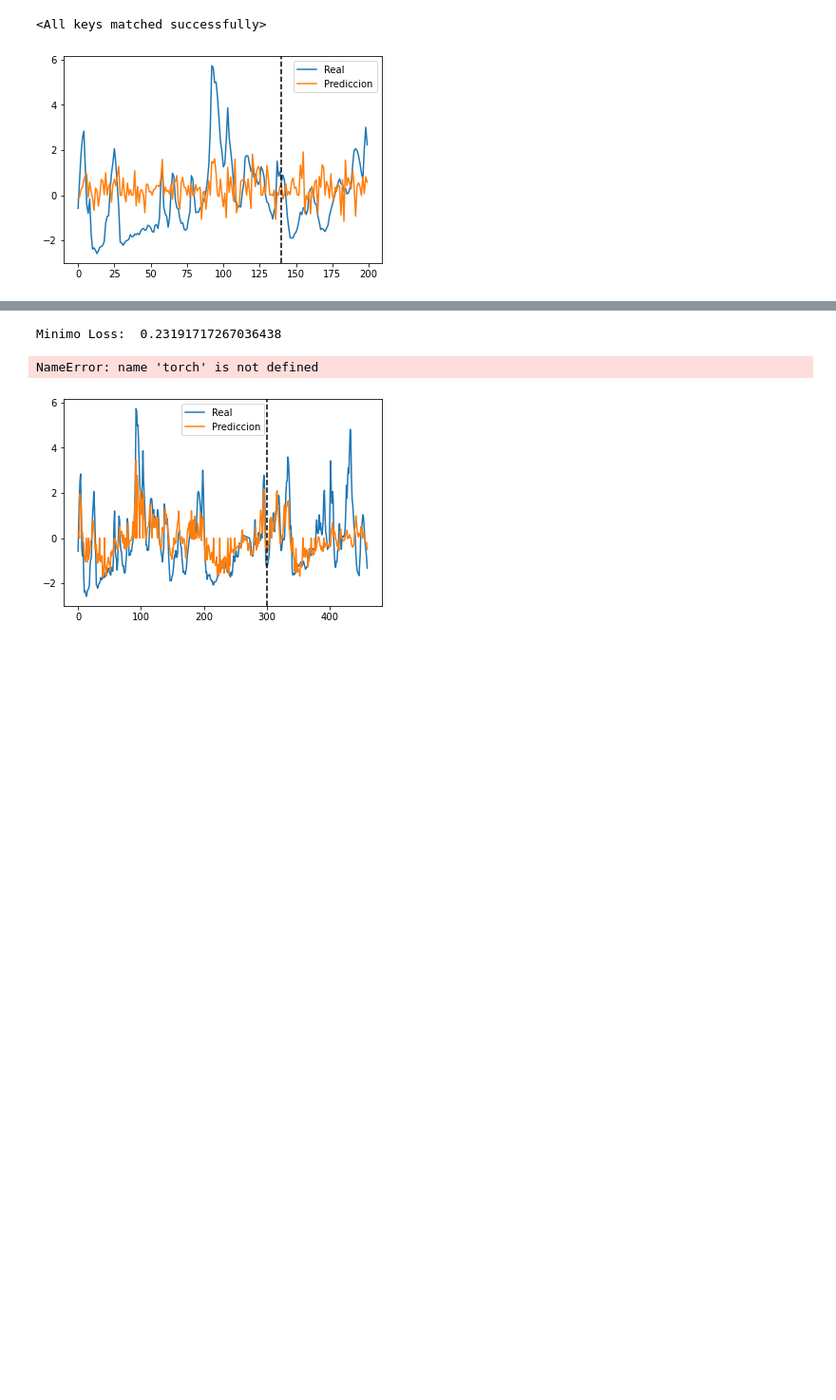
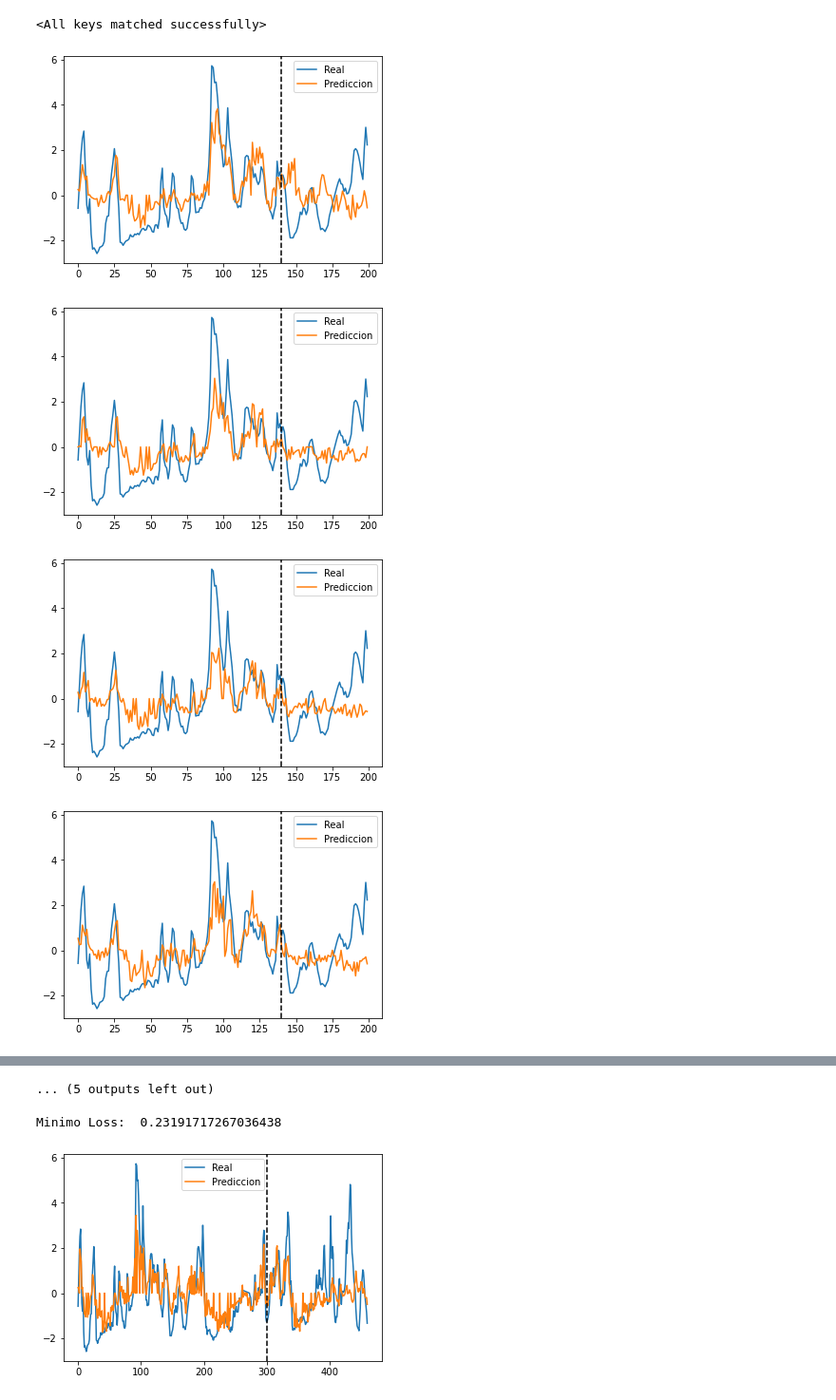
Before and after one commit to FelixStaff/Prediccion, a Jupyter notebook: Dataset copy.ipynb, the cells around one changed output, grey strips where cells are left out. Shown: that part at 95% size. Cells and saved outputs as stored; diff of their text form; code cells hidden in the pictures; blank space fills up the shorter version.

```diff
--- a/Dataset copy.ipynb
+++ b/Dataset copy.ipynb
@@ -151,8 +151,8 @@ class Net(nn.Module):
         return outputs
 # %%
 # pararmetros del entrenamiento
-learning_rate = .03
-num_epochs = 1000
+learning_rate = .001
+num_epochs = 50
 batch_size = 180
 clip = .5
 future = 60
@@ -161,13 +161,14 @@ dataset = WeatherData()
 Batch_loader = DataLoader(dataset, batch_size=batch_size, shuffle=False)
 # %%
 input_size = dataset.columns.__len__()
-max_lenght = 48
+max_lenght = 24*3
 argument = {
     'input_size' : input_size,
-    'hidden_size' : 18,
+    'hidden_size' : 32,
     'output_size' : input_size,
     'num_layers' : 3,
-    'num_linear' : 2
+    'num_linear' : 2,
+    'max_len' : max_lenght
 }
 Predictor = Net(**argument)
 criterion = nn.MSELoss()
@@ -196,7 +197,9 @@ def test(Predictor,test_data,size,future=60):
     plt.show()
 # %%
 #min_loss = 0.24296
-min_loss = np.inf
+min_loss = 0.32
+# %%
+loss_list = []
 # %%
 # load checkpoint
 Predictor.load_state_dict(torch.load('Model/Checkpoint2.pt'))
@@ -207,31 +210,35 @@ progress = tqdm(range(num_epochs))
 for epoch in progress:
     mean_loss = 0.0
     for _,(x,y) in enumerate(Batch_loader):
         #print (x.shape)
         if x.shape[0] < batch_size:
             continue
         #print (y.shape)
         out = Predictor(x[:-future],future=future)
         teached_out = out[:-future]
         predicted_out = out[-future:]
         teached_loss = criterion(teached_out,y[:-future])
         predicted_loss = criterion(predicted_out,y[-future:])
         loss = ((teached_loss*0.4) + (predicted_loss * 0.6)) / 2
         if torch.cuda.is_available():
             loss = loss.cuda()
         mean_loss += loss
     mean_loss = mean_loss / len(Batch_loader)
     optimizer.zero_grad()
     mean_loss.backward()
     #torch.nn.utils.clip_grad_norm_(Predictor.parameters(), clip)
     optimizer.step()
     progress.set_description("Epoch: {} Loss: {:.5f}".format(epoch,mean_loss))
+    loss_list.append(mean_loss)
     if mean_loss.item() < min_loss and mean_loss.item() > 0:
         min_loss = mean_loss.item()
         # save checkpoint
         torch.save(Predictor.state_dict(), 'Model/Checkpoint2.pt')
 
     if epoch % 3 == 0:
         test(Predictor,dataset,200,future=60)
 # %% [output]
-[figure, old version]
+[figure, new version]
+[figure, added]
+[figure, added]
+[figure, added]
@@ -238,3 +253,4 @@ for epoch in progress:
+... (5 outputs left out)
 # %%
 print ('Minimo Loss: ',min_loss)
 # %% [output]
@@ -242,8 +258,6 @@ Minimo Loss:  0.23191717267036438
 # %%
 # guardar el modelo
 torch.save(Predictor.state_dict(), 'Model/modelApodacaAttention.pt')
-# %% [output]
-NameError: name 'torch' is not defined
 # %%
 context = 300
 pred = 160
```
Also changed, not shown: parts of 1 cell of this notebook, 19 other files.
